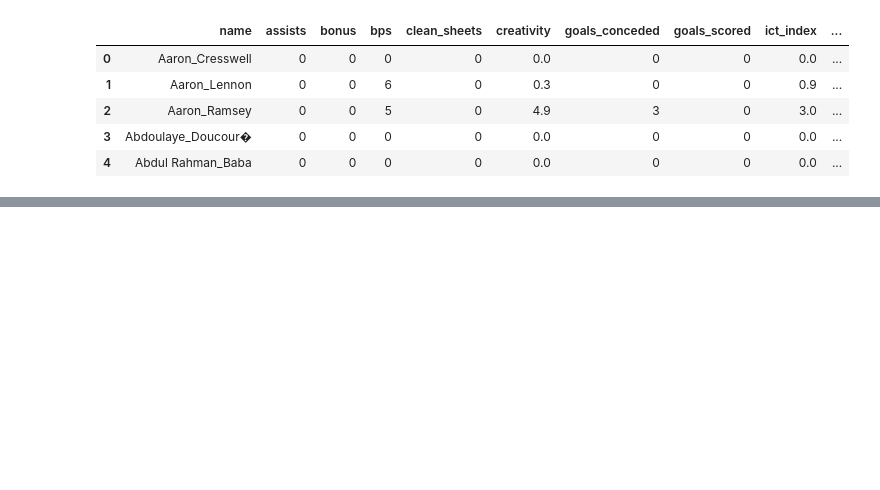
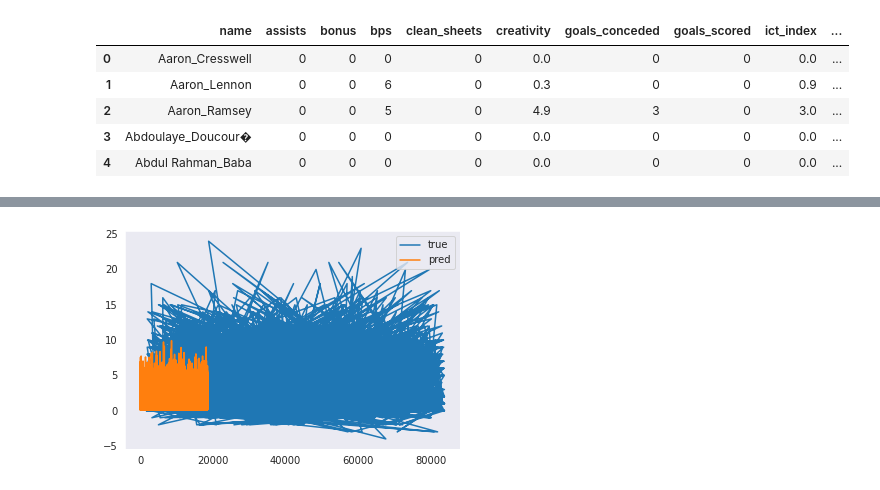
Before and after one commit to raghavbhutra/RedDevils, a Jupyter notebook: RD_Full.ipynb, the cells around one changed output, grey strips where cells are left out. Cells and saved outputs as stored; diff of their text form; code cells hidden in the pictures; blank space fills up the shorter version.

```diff
--- a/RD_Full.ipynb
+++ b/RD_Full.ipynb
@@ -615 +1032,8 @@ error
+# %%
+plt.plot(Y_test)
+plt.plot(predict1)
+plt.legend(["true", "pred"])
+plt.show()
+# %% [output]
+[figure, added]
 # %%
```
Also changed, not shown: parts of 43 cells of this notebook.
